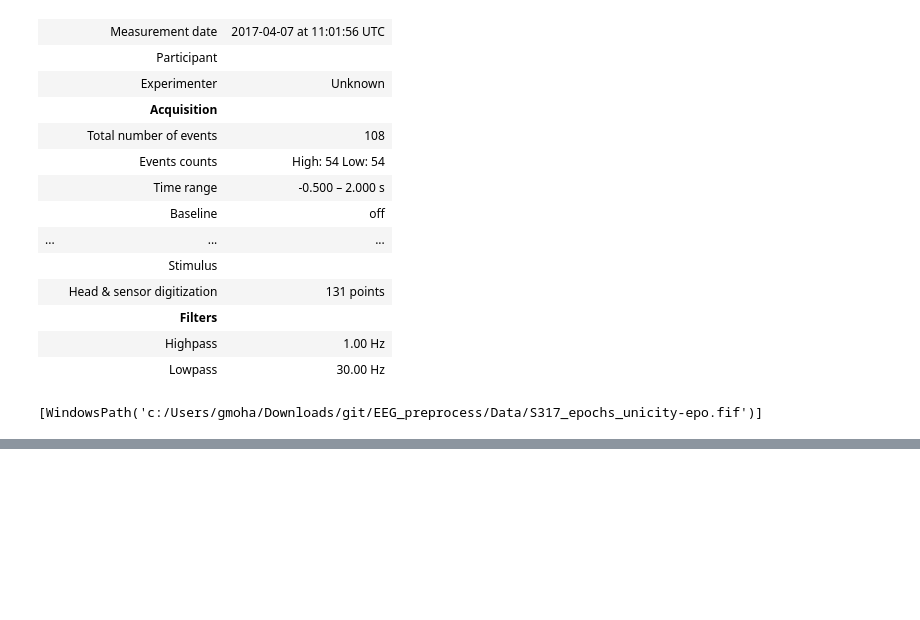
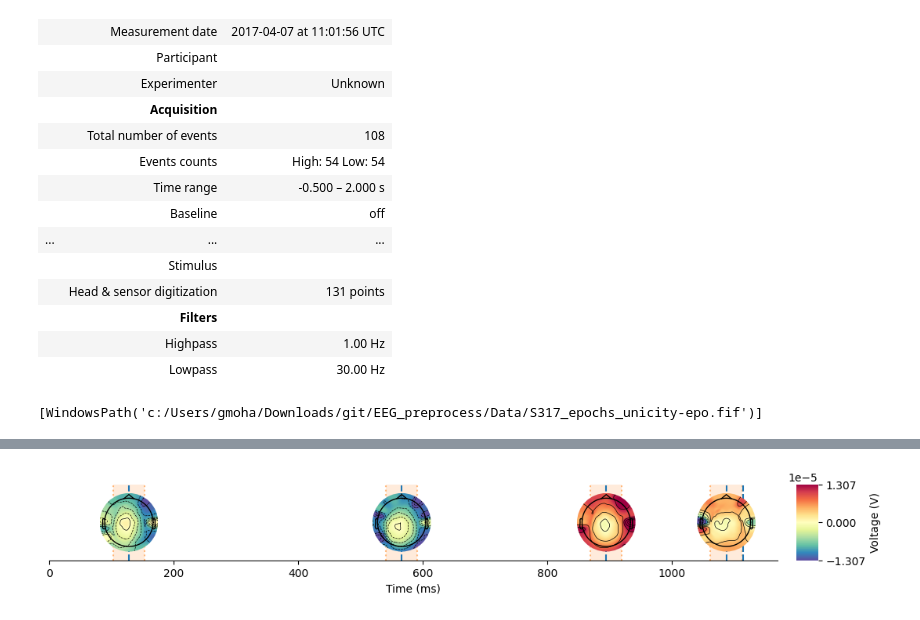
Before and after one commit to MohammadMMK/Neural_dynamics_of_language_production, a Jupyter notebook: hmp.ipynb, the cells around one changed output, grey strips where cells are left out. Drawn from its saved outputs; the diff is of its cells as text; code cells hidden in the pictures; blank space fills up the shorter version.

```diff
--- a/hmp.ipynb
+++ b/hmp.ipynb
@@ -146,7 +146,7 @@ from config import data_dir
 subject_id = 317
 path_epochs_unicity = os.path.join(data_dir, f'S{subject_id}_epochs_unicity-epo.fif')
 
-sfreq = 100 #at what sampling rate we want the data, downsampling to 100Hz is computationally less intensive for hmp instances
+sfreq = 256 #at what sampling rate we want the data, downsampling to 100Hz is computationally less intensive for hmp instances
 
 
 # Then we read the data (see more in Tutorial 1)
@@ -173,0 +196,8 @@ preprocessed = hmp.preprocessing.Standard(epoch_data)
+# %%
+# Defining the expected HMP pattern
+event_properties = hmp.patterns.HalfSine.create_expected(sfreq=epoch_data.sfreq)
+# Performing the crosscorrelation between the preprocessed data and the expected pattern
+trial_data = hmp.trialdata.TrialData.from_preprocessed(preprocessed=preprocessed, pattern=event_properties.template)
+# %%
+model = hmp.models.CumulativeMethod(event_properties)
+ll_cumulative, estimates_cumulative = model.fit_transform(trial_data)
@@ -173,0 +212,7 @@ preprocessed = hmp.preprocessing.Standard(epoch_data)
+# %%
+from mne.io import read_info
+info = read_info(path_epochs_unicity, verbose=True)
+# %%
+hmp.visu.plot_topo_timecourse(epoch_data, estimates_cumulative, info, as_time=True)
+# %% [output]
+[figure, added]
```
Also changed, not shown: parts of 8 cells of this notebook.
